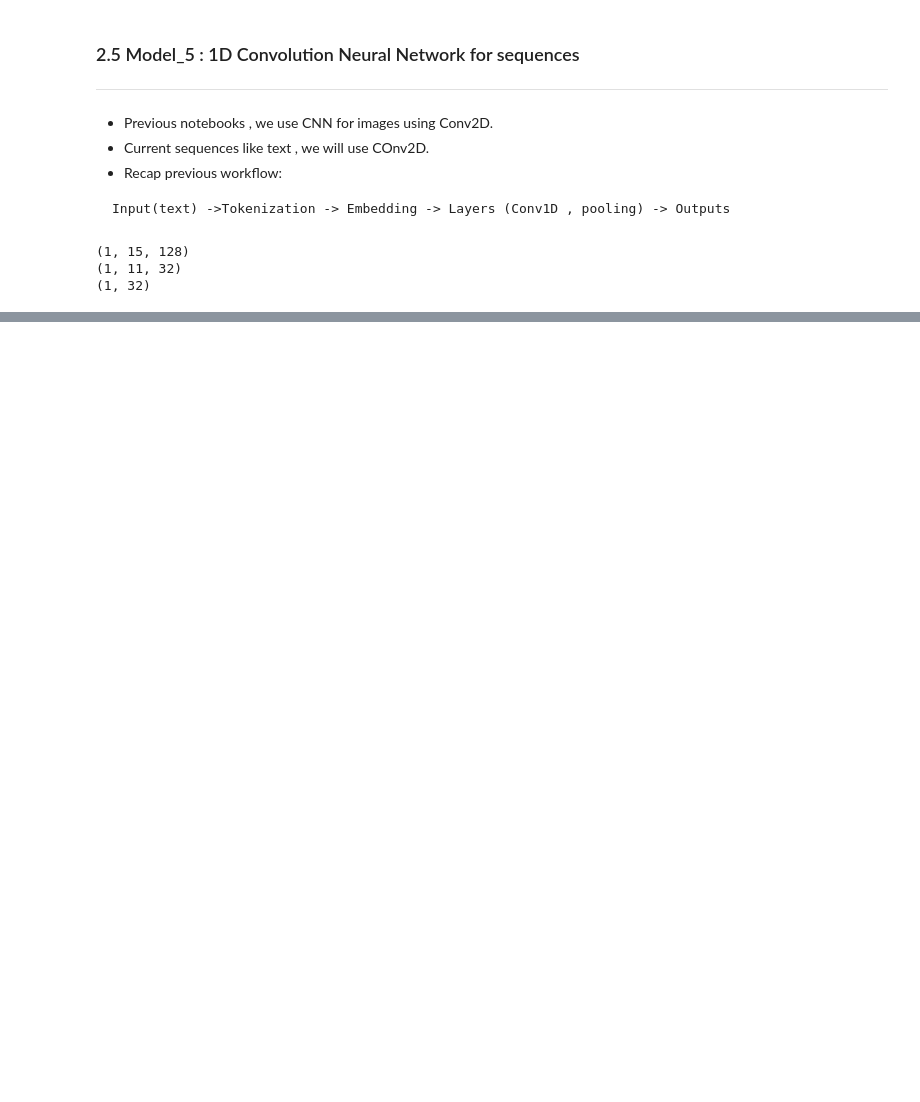
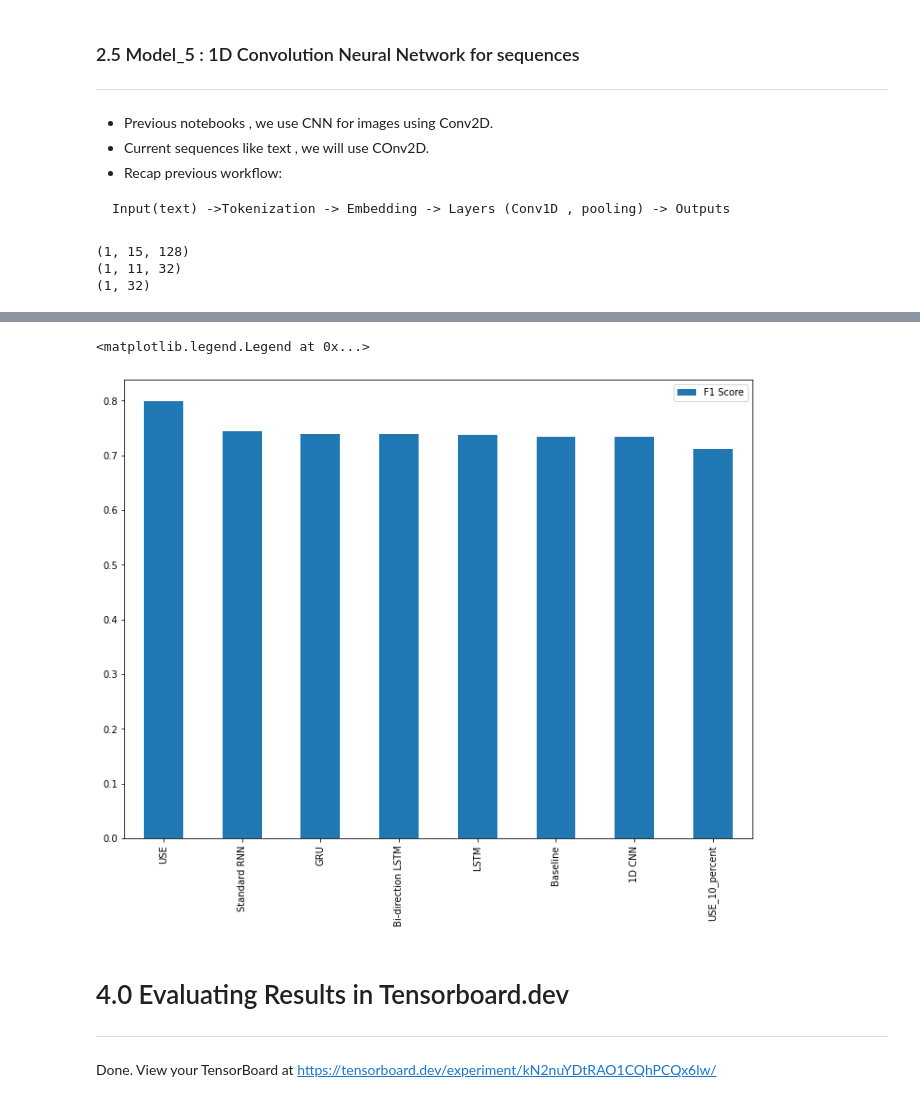
Before and after one commit to 86lekwenshiung/Neural-Network-with-Tensorflow, a Jupyter notebook: 07_Natural_Language_Processing_in_Tensorflow.ipynb, the cells around one changed output, grey strips where cells are left out. Drawn from its saved outputs; the diff is of its cells as text; code cells hidden in the pictures; blank space fills up the shorter version.

```diff
--- a/07_Natural_Language_Processing_in_Tensorflow.ipynb
+++ b/07_Natural_Language_Processing_in_Tensorflow.ipynb
@@ -1082,0 +1400,8 @@ ___
+# %%
+df_model_summary['F1 Score'].sort_values(ascending = False).plot(kind = 'bar' , figsize = (12,9)).legend(bbox_to_anchor = (1,1))
+# %% [output]
+<matplotlib.legend.Legend at 0x...>
+[figure, added]
+# %% [markdown]
+# 4.0 Evaluating Results in Tensorboard.dev
+___
@@ -1082,0 +1413,2 @@ ___
+# %% [markdown]
+Done. View your TensorBoard at https://tensorboard.dev/experiment/kN2nuYDtRAO1CQhPCQx6lw/
```
Also changed, not shown: parts of 77 cells of this notebook.
